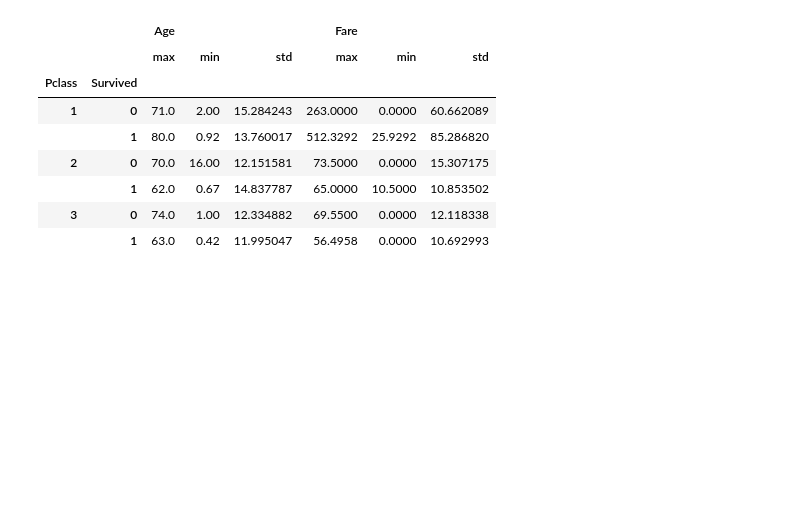
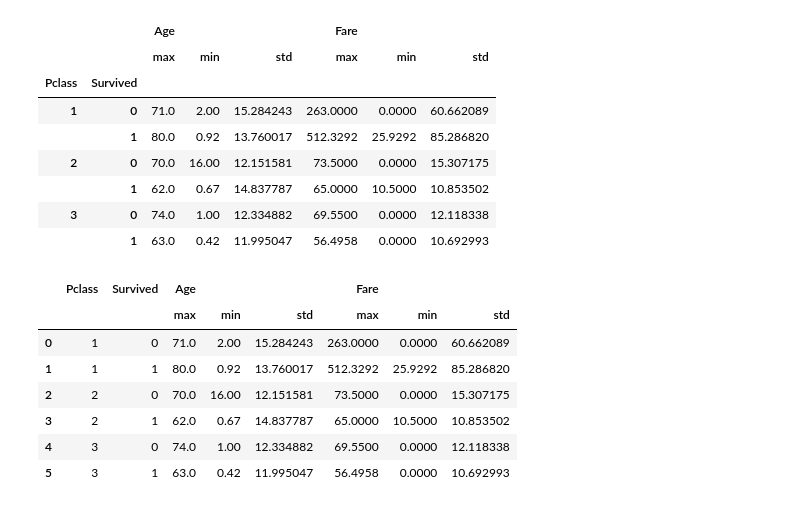
Before and after one commit to ElecSJKim/kt_aivle_08-01_02-pythonlib, a Jupyter notebook: 05 - 판다스 데이터프레임 집계.ipynb, the cells around one changed output. Drawn from its saved outputs; the diff is of its cells as text; code cells hidden in the pictures; blank space fills up the shorter version.

```diff
--- a/05 - 판다스 데이터프레임 집계.ipynb
+++ b/05 - 판다스 데이터프레임 집계.ipynb
@@ -302,3 +296,16 @@ tmp
 |  | 1 | 62.0 | 0.67 | 14.837787 | 65.0000 | 10.5000 | 10.853502 |
 | 3 | 0 | 74.0 | 1.00 | 12.334882 | 69.5500 | 0.0000 | 12.118338 |
 |  | 1 | 63.0 | 0.42 | 11.995047 | 56.4958 | 0.0000 | 10.692993 |
+# %%
+# as_index 안먹는 문제를 해결하기 위해서 인덱스를 열로 빼는 방법
+tmp.reset_index()
+#reset_index() 매서드의 inplace 인수를 True로 설정하면 대입연산자와 동일한 기능을 수행
+# %% [output]
+|  | Pclass | Survived | Age |  |  | Fare |  |  |
+|  |  |  | max | min | std | max | min | std |
+| 0 | 1 | 0 | 71.0 | 2.00 | 15.284243 | 263.0000 | 0.0000 | 60.662089 |
+| 1 | 1 | 1 | 80.0 | 0.92 | 13.760017 | 512.3292 | 25.9292 | 85.286820 |
+| 2 | 2 | 0 | 70.0 | 16.00 | 12.151581 | 73.5000 | 0.0000 | 15.307175 |
+| 3 | 2 | 1 | 62.0 | 0.67 | 14.837787 | 65.0000 | 10.5000 | 10.853502 |
+| 4 | 3 | 0 | 74.0 | 1.00 | 12.334882 | 69.5500 | 0.0000 | 12.118338 |
+| 5 | 3 | 1 | 63.0 | 0.42 | 11.995047 | 56.4958 | 0.0000 | 10.692993 |
```
Also changed, not shown: parts of 6 cells of this notebook, 2 other files.
